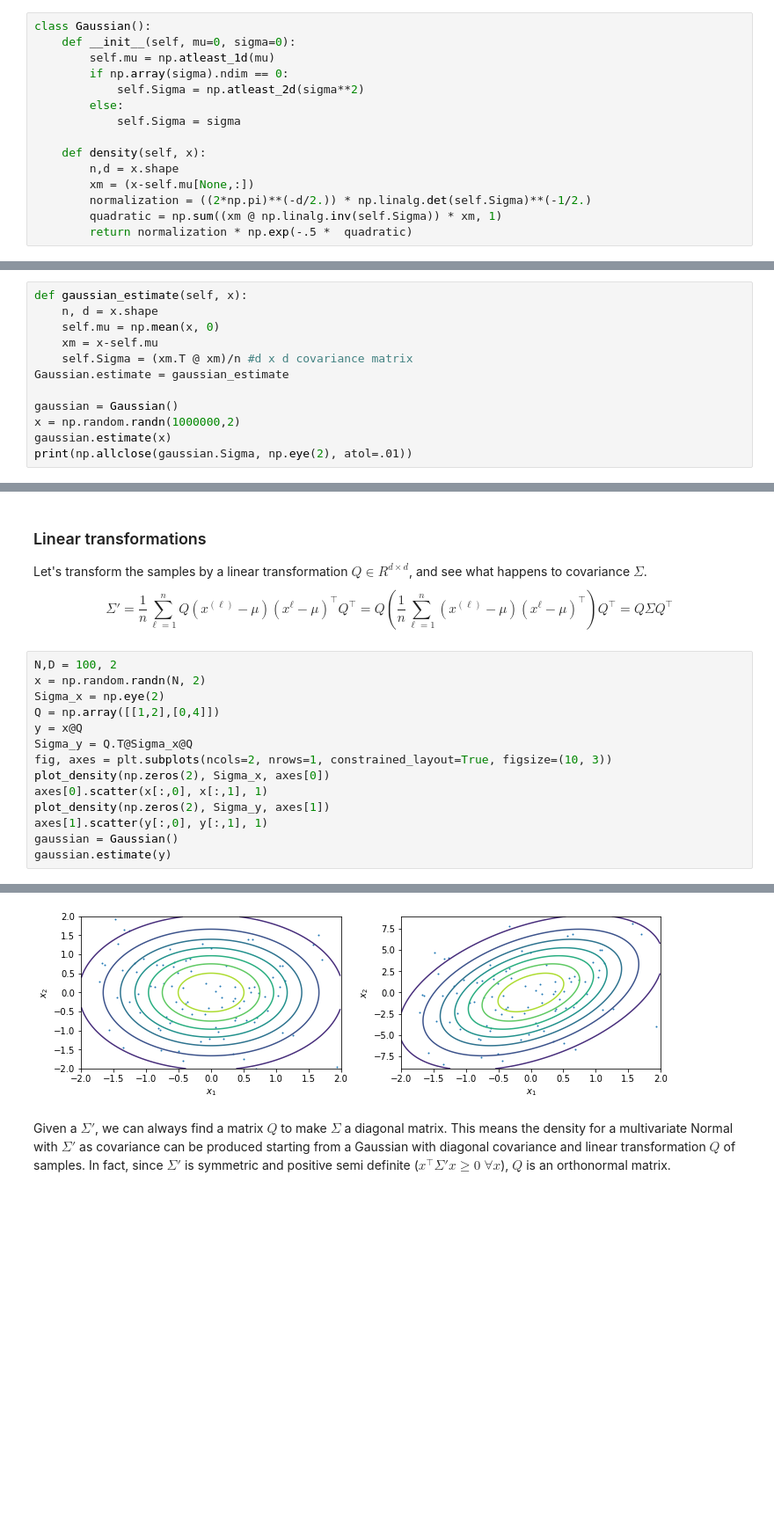
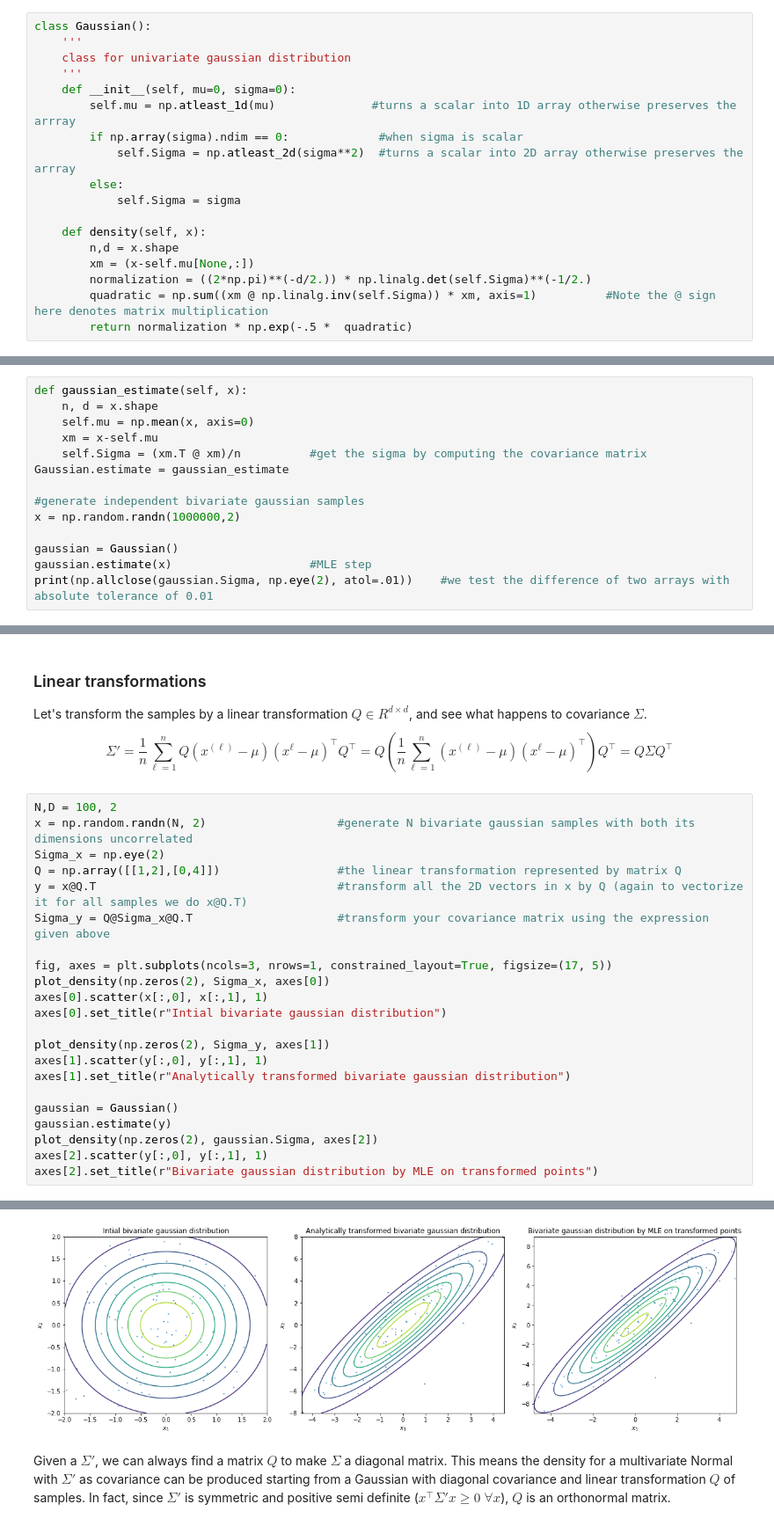
Before and after one commit to mravanba/comp551-notebooks, a Jupyter notebook: Gaussian.ipynb, the cells around one changed output, grey strips where cells are left out. Shown: that part at 88% size. Drawn from its saved outputs; the diff is of its cells as text; blank space fills up the shorter version.

```diff
--- a/Gaussian.ipynb
+++ b/Gaussian.ipynb
@@ -88,9 +101,12 @@ $$
 # %%
 class Gaussian():
+    '''
+    class for univariate gaussian distribution
+    '''
     def __init__(self, mu=0, sigma=0):
-        self.mu = np.atleast_1d(mu)
-        if np.array(sigma).ndim == 0:
-            self.Sigma = np.atleast_2d(sigma**2)
+        self.mu = np.atleast_1d(mu)              #turns a scalar into 1D array otherwise preserves the arrray
+        if np.array(sigma).ndim == 0:             #when sigma is scalar
+            self.Sigma = np.atleast_2d(sigma**2)  #turns a scalar into 2D array otherwise preserves the arrray
         else:
             self.Sigma = sigma
 
@@ -98,7 +114,7 @@ class Gaussian():
         n,d = x.shape
         xm = (x-self.mu[None,:])
         normalization = ((2*np.pi)**(-d/2.)) * np.linalg.det(self.Sigma)**(-1/2.)
-        quadratic = np.sum((xm @ np.linalg.inv(self.Sigma)) * xm, 1)
+        quadratic = np.sum((xm @ np.linalg.inv(self.Sigma)) * xm, axis=1)          #Note the @ sign here denotes matrix multiplication
         return normalization * np.exp(-.5 *  quadratic)
 # %% [markdown]
 let's plot the density for an *bivariate*  Normal
@@ -136,15 +151,17 @@ the **maximum likelihood** estimate is similarly calculated
 # %%
 def gaussian_estimate(self, x):
     n, d = x.shape
-    self.mu = np.mean(x, 0)
+    self.mu = np.mean(x, axis=0)
     xm = x-self.mu
-    self.Sigma = (xm.T @ xm)/n #d x d covariance matrix
+    self.Sigma = (xm.T @ xm)/n          #get the sigma by computing the covariance matrix
 Gaussian.estimate = gaussian_estimate
 
+#generate independent bivariate gaussian samples
+x = np.random.randn(1000000,2)
+
 gaussian = Gaussian()
-x = np.random.randn(1000000,2)
-gaussian.estimate(x)
-print(np.allclose(gaussian.Sigma, np.eye(2), atol=.01))
+gaussian.estimate(x)                    #MLE step
+print(np.allclose(gaussian.Sigma, np.eye(2), atol=.01))    #we test the difference of two arrays with absolute tolerance of 0.01
 # %% [output]
 True
 # %% [markdown]
@@ -171,16 +190,24 @@ $$
 $$
 # %%
 N,D = 100, 2
-x = np.random.randn(N, 2)
+x = np.random.randn(N, 2)                   #generate N bivariate gaussian samples with both its dimensions uncorrelated
 Sigma_x = np.eye(2)
-Q = np.array([[1,2],[0,4]])
-y = x@Q
-Sigma_y = Q.T@Sigma_x@Q
-fig, axes = plt.subplots(ncols=2, nrows=1, constrained_layout=True, figsize=(10, 3))
+Q = np.array([[1,2],[0,4]])                 #the linear transformation represented by matrix Q
+y = x@Q.T                                   #transform all the 2D vectors in x by Q (again to vectorize it for all samples we do x@Q.T)
+Sigma_y = Q@Sigma_x@Q.T                     #transform your covariance matrix using the expression given above
+
+fig, axes = plt.subplots(ncols=3, nrows=1, constrained_layout=True, figsize=(17, 5))
 plot_density(np.zeros(2), Sigma_x, axes[0])
 axes[0].scatter(x[:,0], x[:,1], 1)
+axes[0].set_title(r"Intial bivariate gaussian distribution")
+
 plot_density(np.zeros(2), Sigma_y, axes[1])
 axes[1].scatter(y[:,0], y[:,1], 1)
+axes[1].set_title(r"Analytically transformed bivariate gaussian distribution")
+
 gaussian = Gaussian()
 gaussian.estimate(y)
+plot_density(np.zeros(2), gaussian.Sigma, axes[2])
+axes[2].scatter(y[:,0], y[:,1], 1)
+axes[2].set_title(r"Bivariate gaussian distribution by MLE on transformed points")
 # %% [output]
@@ -187,4 +215,4 @@ gaussian.estimate(y)
-[figure, old version]
+[figure, new version]
 # %% [markdown]
 Given a $\Sigma'$, we can always find a matrix $Q$ to make $\Sigma$ a diagonal matrix.
 This means the density for a multivariate Normal with $\Sigma'$ as covariance can be produced starting from a Gaussian with diagonal covariance and linear transformation $Q$ of samples.
```
Also changed, not shown: parts of 10 cells of this notebook.
